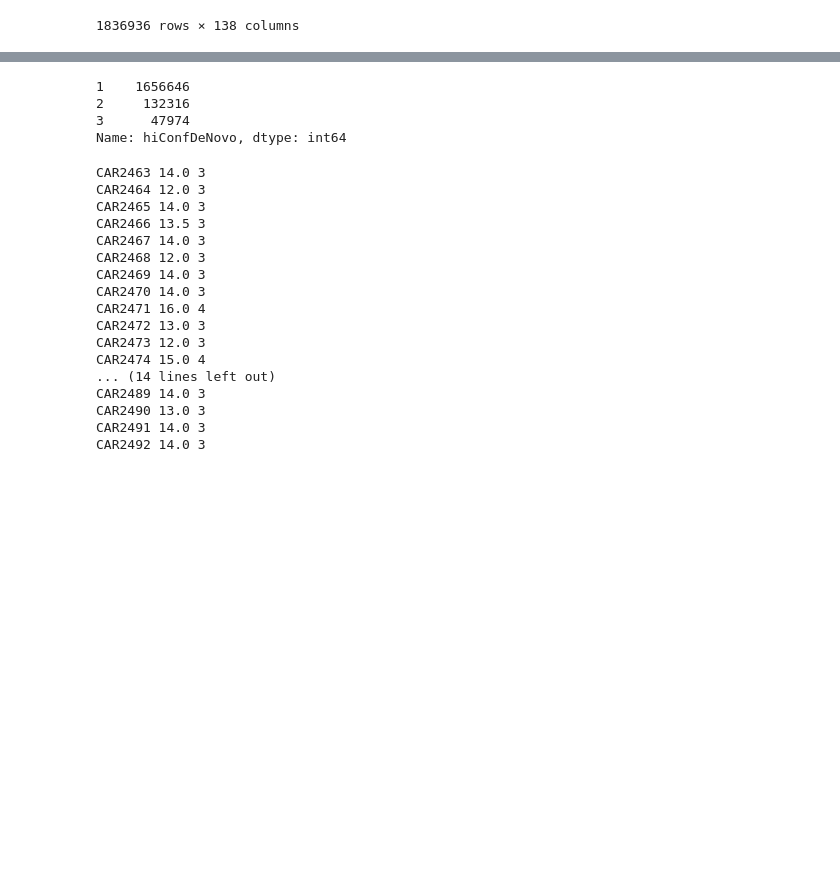
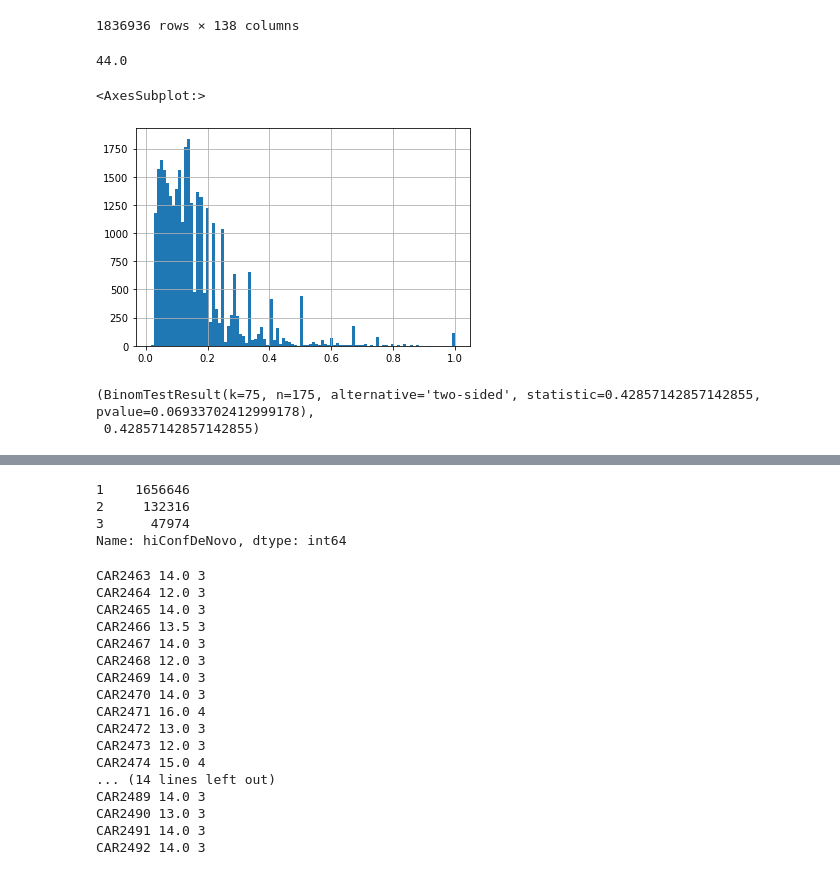
Before and after one commit to mitoclub/AquaSelection, a Jupyter notebook: intersect.ipynb, the cells around one changed output, grey strips where cells are left out. Saved outputs shown, nothing was run; the diff lists cells and outputs as text; code cells hidden in the pictures; blank space fills up the shorter version.

```diff
--- a/intersect.ipynb
+++ b/intersect.ipynb
@@ -366,0 +390,17 @@ variants
+# %%
+variants[samples_lst[0]+'.DP'].quantile(0.99)
+# %% [output]
+44.0
+# %%
+_ = variants[samples_lst[0]+'.AD'].apply(lambda x: x[1] / sum(x))
+
+_[_ > 0].hist(bins=100)
+# %% [output]
+<AxesSubplot:>
+[figure, added]
+# %%
+x = 75
+binomtest(x, 100+x), x/(100+x)
+# %% [output]
+(BinomTestResult(k=75, n=175, alternative='two-sided', statistic=0.42857142857142855, pvalue=0.06933702412999178),
+ 0.42857142857142855)
```
Also changed, not shown: parts of 17 cells of this notebook.
